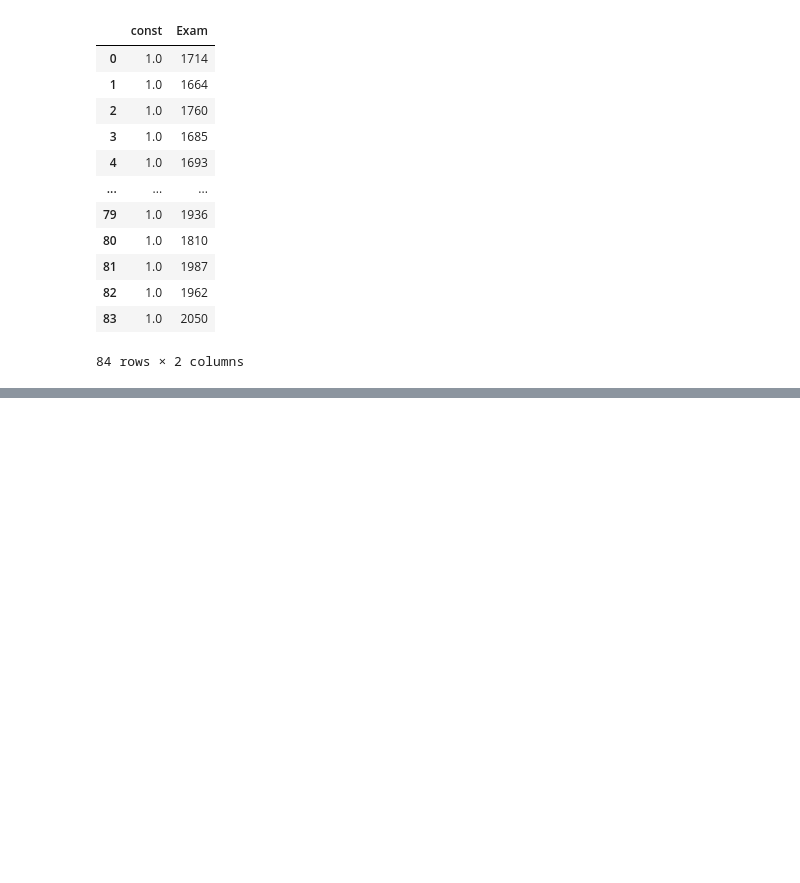
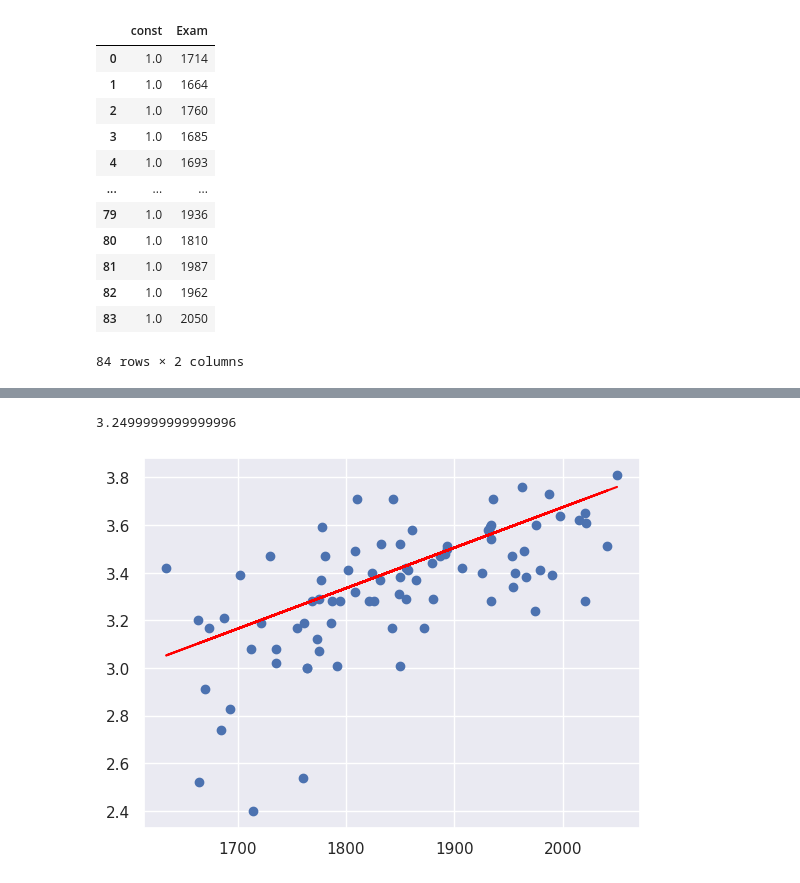
Before and after one commit to ArunK-ML/Learn----Statsmodels-statistical-modeling-and-hypothesis-testing-, a Jupyter notebook: StatsModels.ipynb, the cells around one changed output, grey strips where cells are left out. Saved outputs shown, nothing was run; the diff lists cells and outputs as text; code cells hidden in the pictures; blank space fills up the shorter version.

```diff
--- a/StatsModels.ipynb
+++ b/StatsModels.ipynb
@@ -96,0 +121,15 @@ model = sm.OLS(y,x).fit()
+# %%
+0.2750+(0.0017*1750)
+# %% [output]
+3.2499999999999996
+# %%
+beta0 = 0.2750
+beta1 = 0.0017
+
+yhat = beta0 + (beta1*x1)
+
+plt.scatter(x1,y)
+plt.plot(x1,yhat,color="red")
+plt.show()
+# %% [output]
+[figure, added]
```
Also changed, not shown: parts of 1 cell of this notebook.
